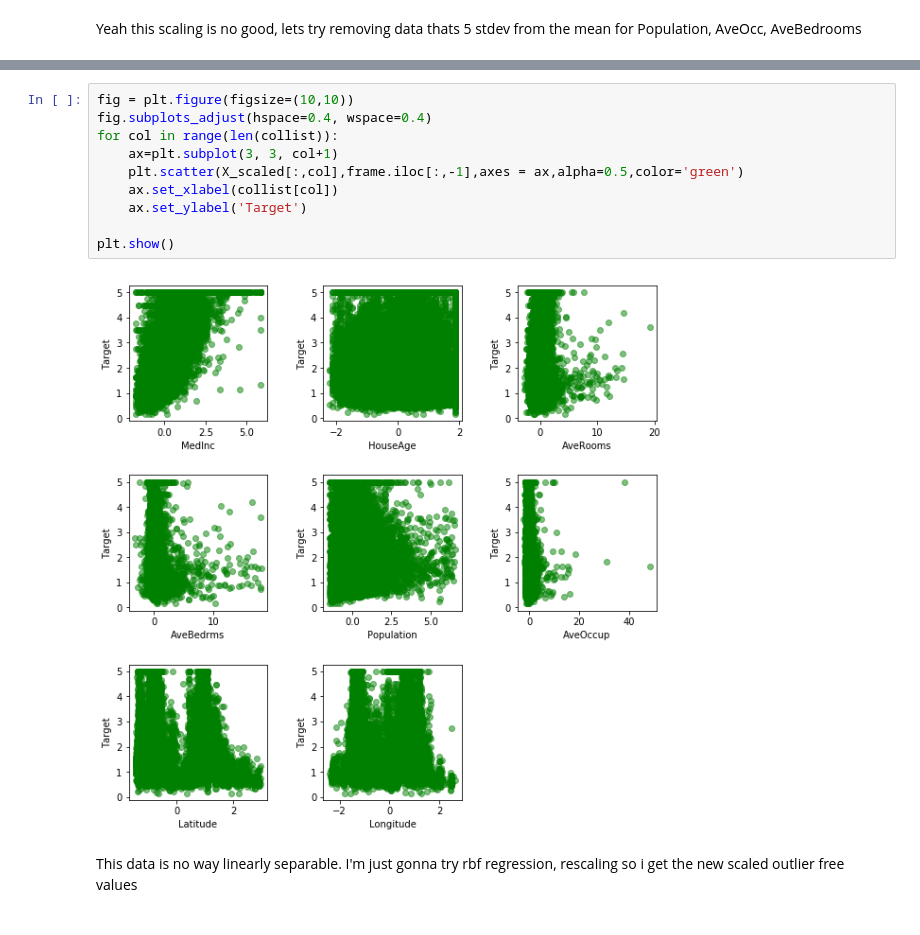
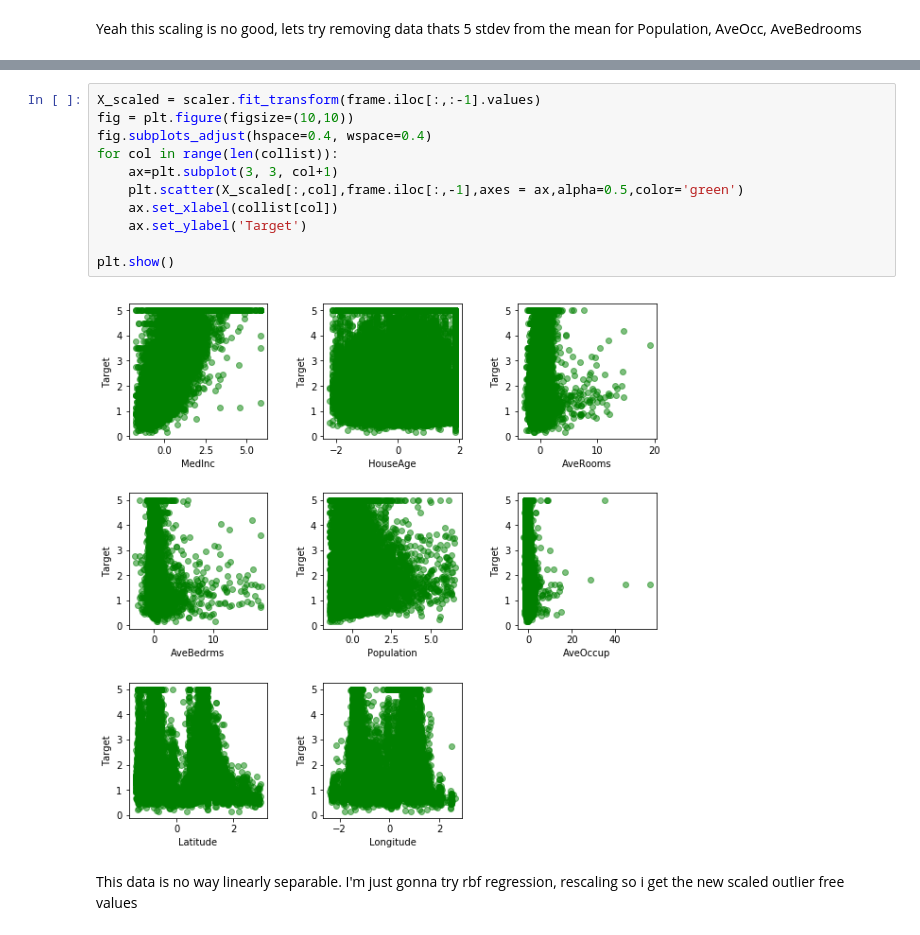
Before and after one commit to asuhas/hands-on-machine-learning, a Jupyter notebook: notebooks/svm-minst-california-housing.ipynb, the cells around one changed output, grey strips where cells are left out. Drawn from its saved outputs; the diff is of its cells as text.

```diff
--- a/notebooks/svm-minst-california-housing.ipynb
+++ b/notebooks/svm-minst-california-housing.ipynb
@@ -238,15 +237,16 @@ print(frame.shape)
 # %%
+X_scaled = scaler.fit_transform(frame.iloc[:,:-1].values)
 fig = plt.figure(figsize=(10,10))
 fig.subplots_adjust(hspace=0.4, wspace=0.4)
 for col in range(len(collist)):
     ax=plt.subplot(3, 3, col+1)
     plt.scatter(X_scaled[:,col],frame.iloc[:,-1],axes = ax,alpha=0.5,color='green')
     ax.set_xlabel(collist[col])
     ax.set_ylabel('Target')
 
 plt.show()
 # %% [output]
-[figure, old version]
+[figure, new version]
 # %% [markdown]
 This data is no way linearly separable. I'm just gonna try rbf regression, rescaling so i get the new scaled outlier free values
 # %%
```
Also changed, not shown: parts of 11 cells of this notebook.
